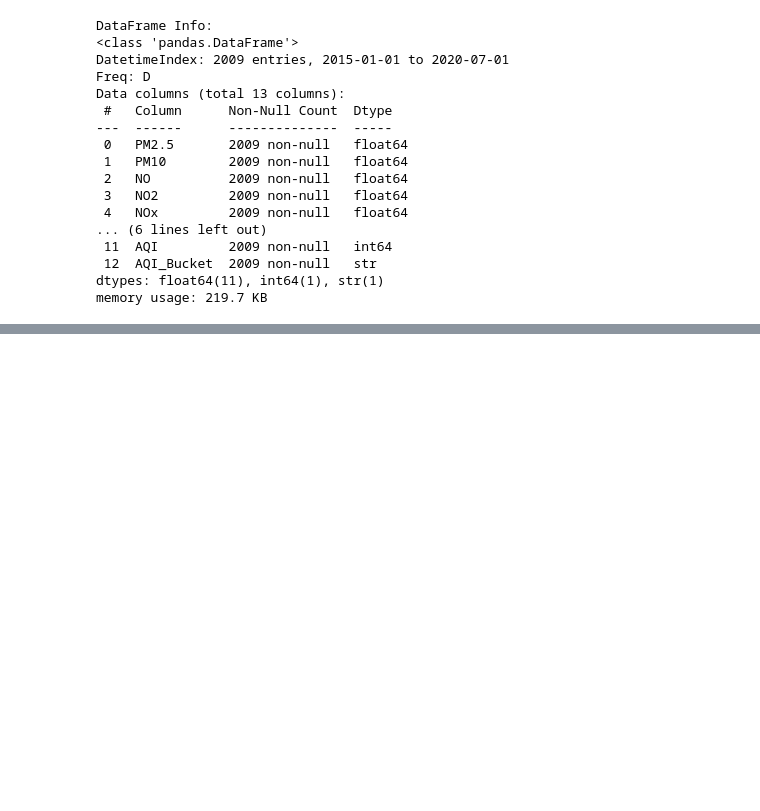
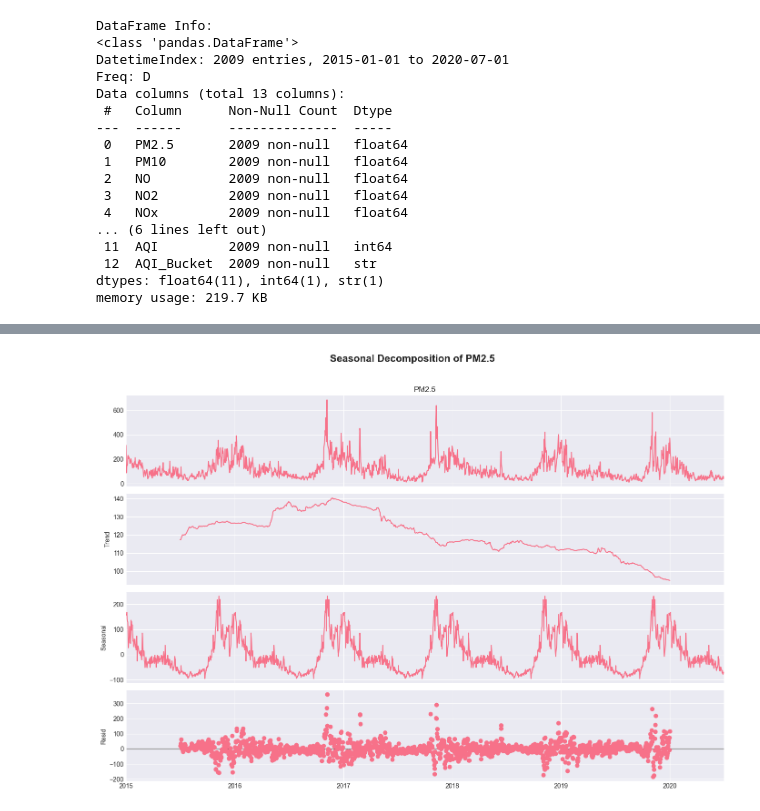
Before and after one commit to nhung112/pm2.5_concentration, a Jupyter notebook: Notebooks/model_sarima.ipynb, the cells around one changed output, grey strips where cells are left out. Cells and saved outputs as stored; diff of their text form; code cells hidden in the pictures; blank space fills up the shorter version.

```diff
--- a/Notebooks/model_sarima.ipynb
+++ b/Notebooks/model_sarima.ipynb
@@ -1397,0 +218,22 @@ PM2.5 Mean: 117.1 μg/m³ | Std Dev: 82.9
+# %%
+# ============================================
+# SEASONAL DECOMPOSITION
+# ============================================
+
+# Seasonal decomposition using additive model
+# Period = 7 for weekly seasonality in daily data
+plt.rcParams['figure.figsize'] = (14, 10)
+
+decomposition = seasonal_decompose(
+    df['PM2.5'],
+    model='additive',
+    period=365  # Weekly seasonality for daily data
+)
+
+fig = decomposition.plot()
+fig.suptitle('Seasonal Decomposition of PM2.5',
+             fontsize=16, fontweight='bold', y=1.00)
+plt.tight_layout(rect=[0, 0.03, 1, 0.98])
+plt.show()
+# %% [output]
+[figure, added]
```
Also changed, not shown: parts of 50 cells of this notebook.
